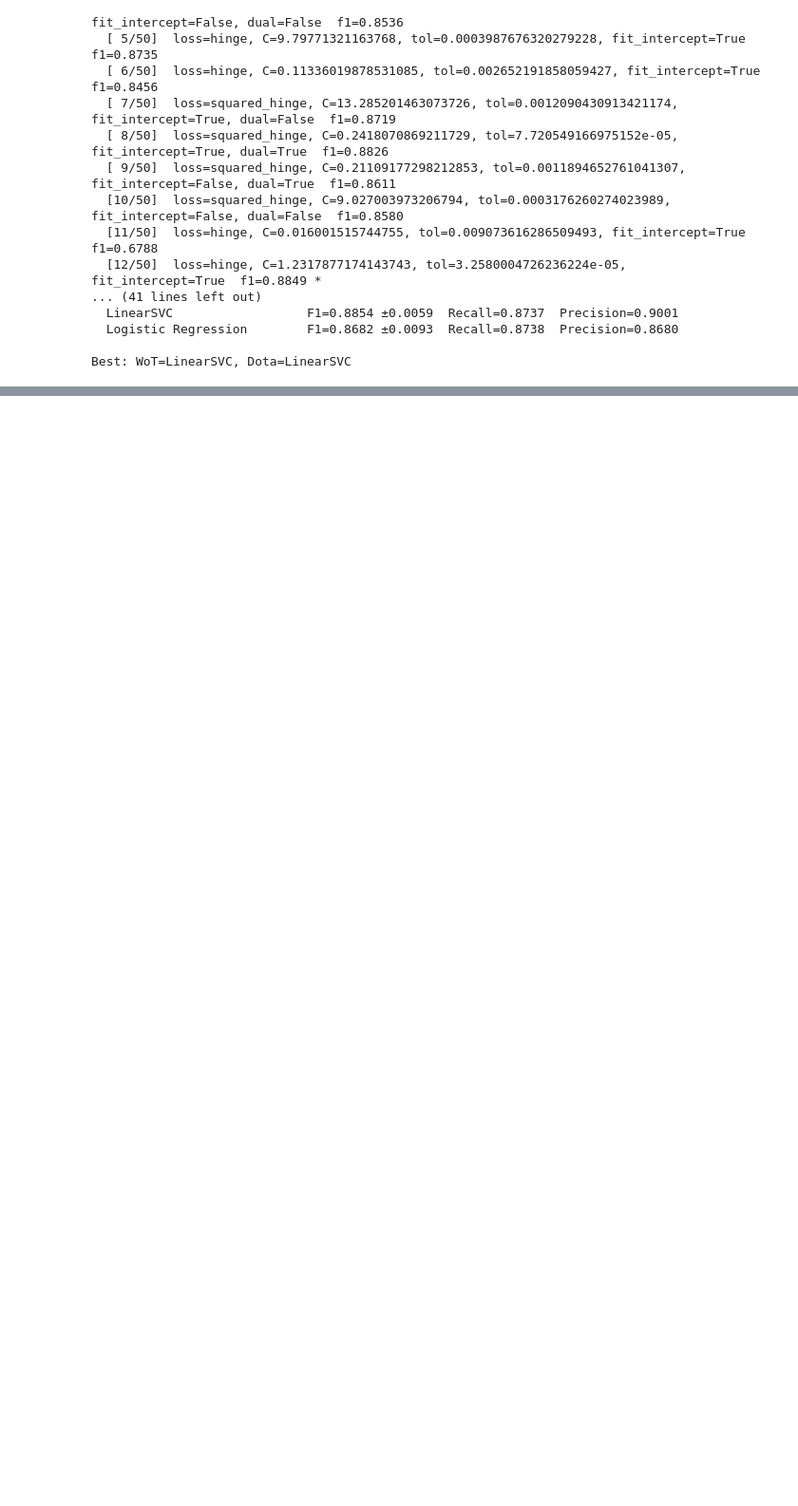
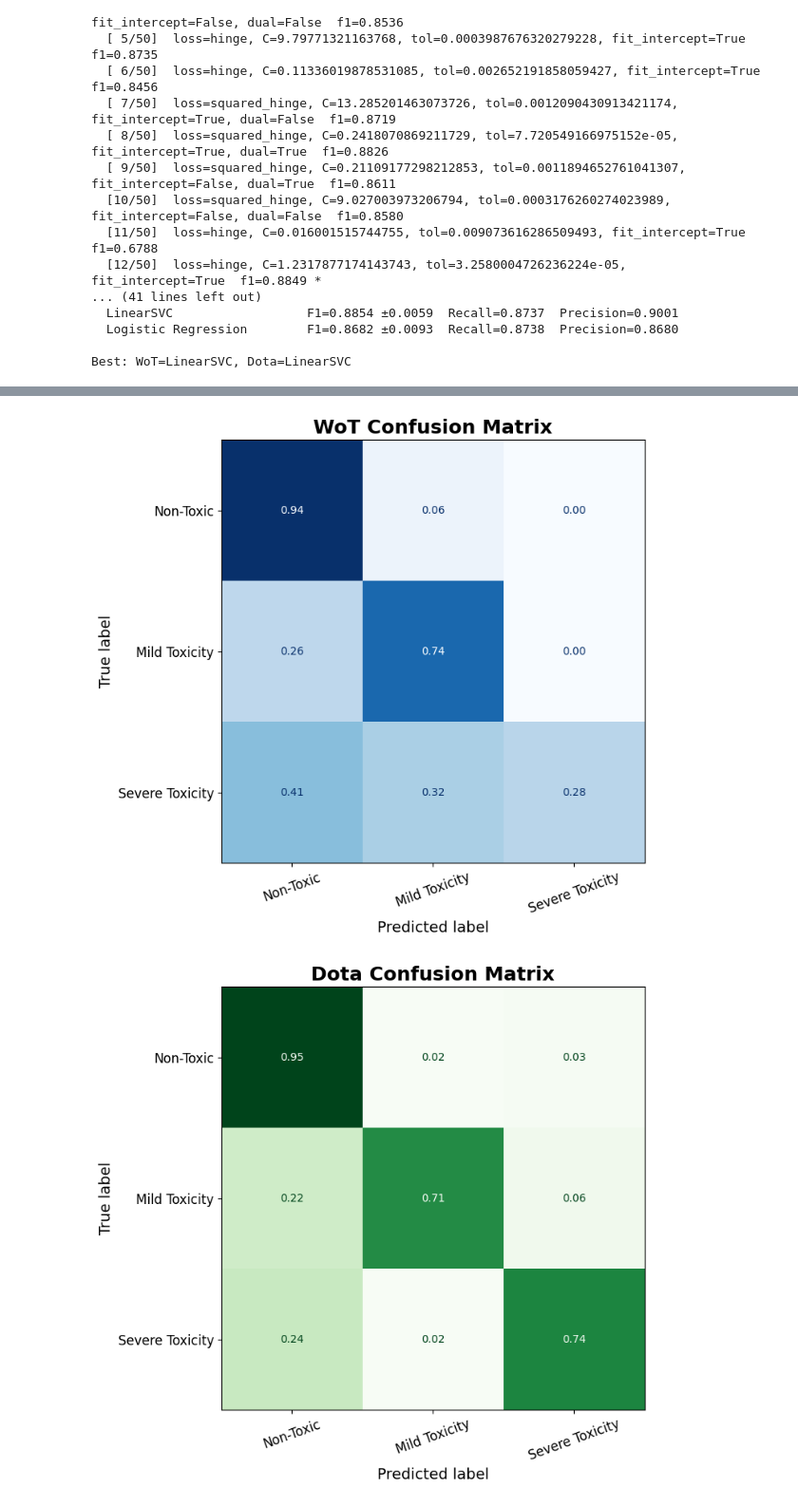
Before and after one commit to paolacalle/gaming-toxicity-detection, a Jupyter notebook: notebooks/gaming/02_ml_multiclass.ipynb, the cells around one changed output, grey strips where cells are left out. Shown at 95% size. Drawn from its saved outputs; the diff is of its cells as text; code cells hidden in the pictures; blank space fills up the shorter version.

```diff
--- a/notebooks/gaming/02_ml_multiclass.ipynb
+++ b/notebooks/gaming/02_ml_multiclass.ipynb
@@ -501,0 +871,19 @@ Severe Toxicity       0.42      0.41      0.41        69
+# %%
+# evaluate the calibrated SVC models on holdout and OOD
+# WoT
+print('=== WoT ===')
+wot_best_pipe_calibrated = evaluate_best(
+    'WoT', wot_cal_svc_pipe, load_wot,
+    wot_best_n, WOT_CLASS_NAMES[wot_best_n],
+    model_name='Calibrated LinearSVC',
+    scheme=WOT_SCHEME_3, ood_load_fn=load_dota, ood_game='Dota', ood_scheme=DOTA_SCHEME_3
+)
+
+# Dota
+print('\n=== Dota ===')
+dota_best_pipe_calibrated = evaluate_best(
+    'Dota', dota_cal_svc_pipe, load_dota,
+    dota_best_n, DOTA_CLASS_NAMES[dota_best_n],
+    model_name='Calibrated LinearSVC',
+    scheme=DOTA_SCHEME_3, ood_load_fn=load_wot, ood_game='WoT', ood_scheme=WOT_SCHEME_3
+)
@@ -597,0 +1091,52 @@ NameError: name 'combined_best_model_name' is not defined
+# %%
+from sklearn.metrics import confusion_matrix, ConfusionMatrixDisplay
+
+def plot_confusion_matrix_for_pipe(pipe, load_fn, scheme, class_names, title, cmap='Blues'):
+    val_df = load_fn('val').copy()
+    if scheme is not None:
+        val_df['label'] = val_df['label'].astype(int).map(scheme)
+
+    X_val = val_df['message']
+    y_val = val_df['label']
+
+    y_pred = pipe.predict(X_val)
+    cm = confusion_matrix(y_val, y_pred, labels=list(range(len(class_names))),
+                          normalize= 'true')
+
+    fig, ax = plt.subplots(figsize=(8, 7))
+    disp = ConfusionMatrixDisplay(confusion_matrix=cm, display_labels=class_names,
+                                  )
+    disp.plot(ax=ax, cmap=cmap, colorbar=False, values_format='.2f')
+
+    ax.set_title(title, fontweight='bold', fontsize=18)
+    ax.set_xlabel('Predicted label', fontsize=14)
+    ax.set_ylabel('True label', fontsize=14)
+    ax.tick_params(axis='x', labelrotation=20, labelsize=12)
+    ax.tick_params(axis='y', labelsize=12)
+
+    plt.tight_layout()
+    plt.show()
+
+
+# WoT
+plot_confusion_matrix_for_pipe(
+    wot_best_pipe_calibrated,
+    load_wot,
+    WOT_SCHEME_3,
+    WOT_CLASS_NAMES[3],
+    'WoT Confusion Matrix',
+    cmap='Blues'
+)
+
+# Dota
+plot_confusion_matrix_for_pipe(
+    dota_best_pipe_calibrated,
+    load_dota,
+    DOTA_SCHEME_3,
+    DOTA_CLASS_NAMES[3],
+    'Dota Confusion Matrix',
+    cmap='Greens'
+)
+# %% [output]
+[figure, added]
+[figure, added]
```
Also changed, not shown: parts of 25 cells of this notebook, 1 other file.
